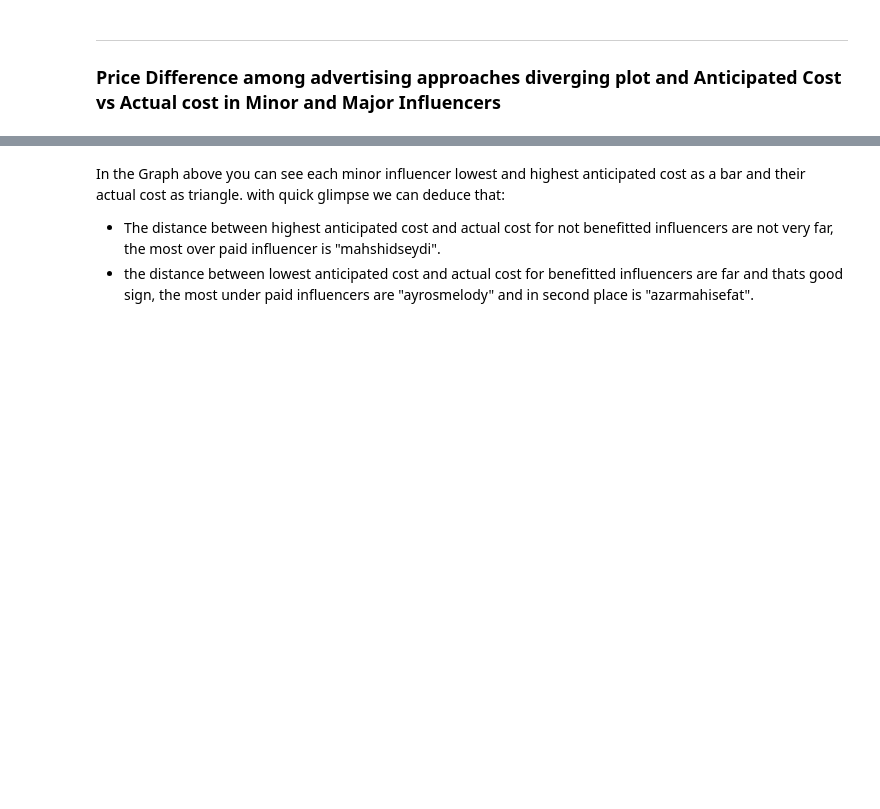
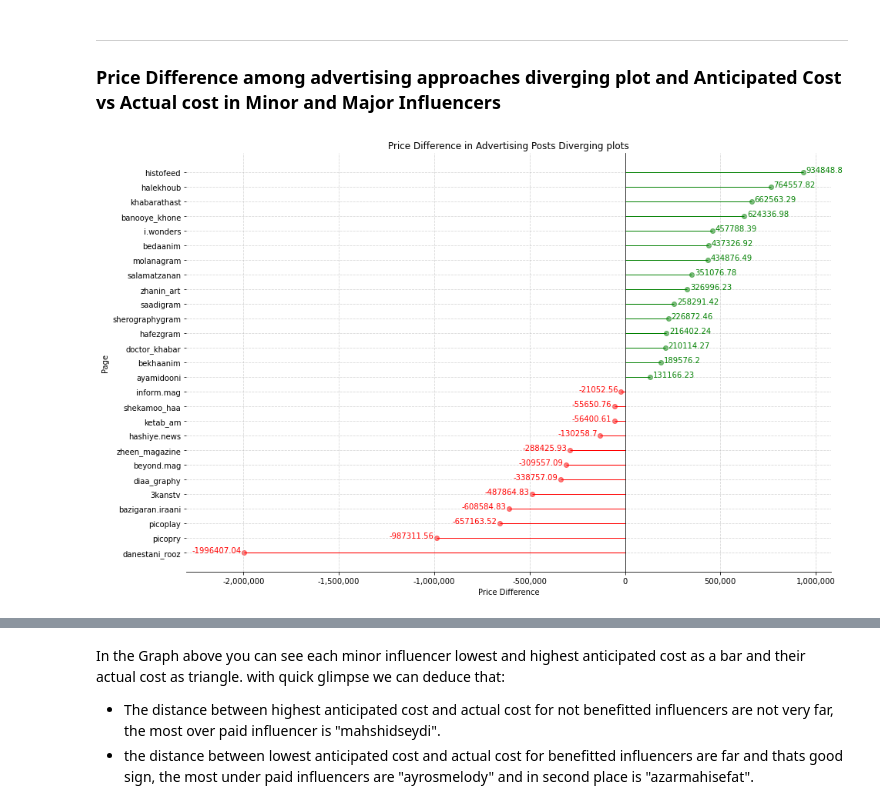
Before and after one commit to SimplyRamin/Pull-Up-Campaign-Analysis, a Jupyter notebook: Main.ipynb, the cells around one changed output, grey strips where cells are left out. Saved outputs shown, nothing was run; the diff lists cells and outputs as text; code cells hidden in the pictures; blank space fills up the shorter version.

```diff
--- a/Main.ipynb
+++ b/Main.ipynb
@@ -359,33 +449,37 @@ ax = fig.add_subplot()
 ax.hlines(y = temp_df.index, xmin = 0 , color = colors,  xmax = temp_df['price_difference'], linewidth = 1)
 for x, y in zip(temp_df['price_difference'], temp_df['name']):
     c = None
     if x < 0:
         c = 'red'
     elif x > 0:
         c = 'green'
     else:
         c = 'goldenrod'
     ax.text(x - 15000 if x < 0 else x + 15000,
              y,
              round(x, 2),
              color = c,
              horizontalalignment='right' if x < 0 else 'left',
              size = 10)
     ax.scatter(x,
                 y,
                 color = c,
                 alpha = 0.5)
 ax.set_title("Price Difference in Advertising Posts Diverging plots")
 ax.set_xlim(-2_300_000)
 ax.set_xlabel("Price Difference")
 ax.set_ylabel("Page")
 ax.grid(linestyle='--', alpha=0.5)
 ax.set_yticks(temp_df.index)
 ax.spines["top"].set_color("None")
 ax.spines["left"].set_color("None")
 ax.spines['right'].set_position(('data',0))
 ax.spines['right'].set_color('black')
+ax.get_xaxis().set_major_formatter(
+    matplotlib.ticker.FuncFormatter(lambda x, p: format(int(x), ',')))
 plt.show()
+# %% [output]
+[figure, added]
 # %%
 temp_df = ad_story.sort_values('price_difference')
 temp_df.reset_index(inplace = True)
```
Also changed, not shown: parts of 64 cells of this notebook, 2 other files.
